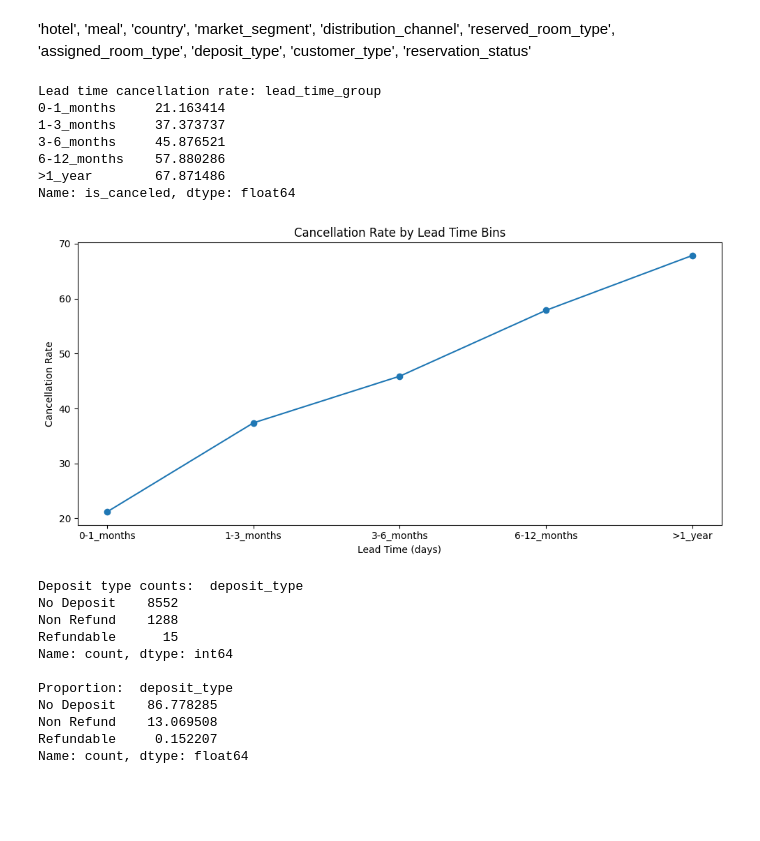
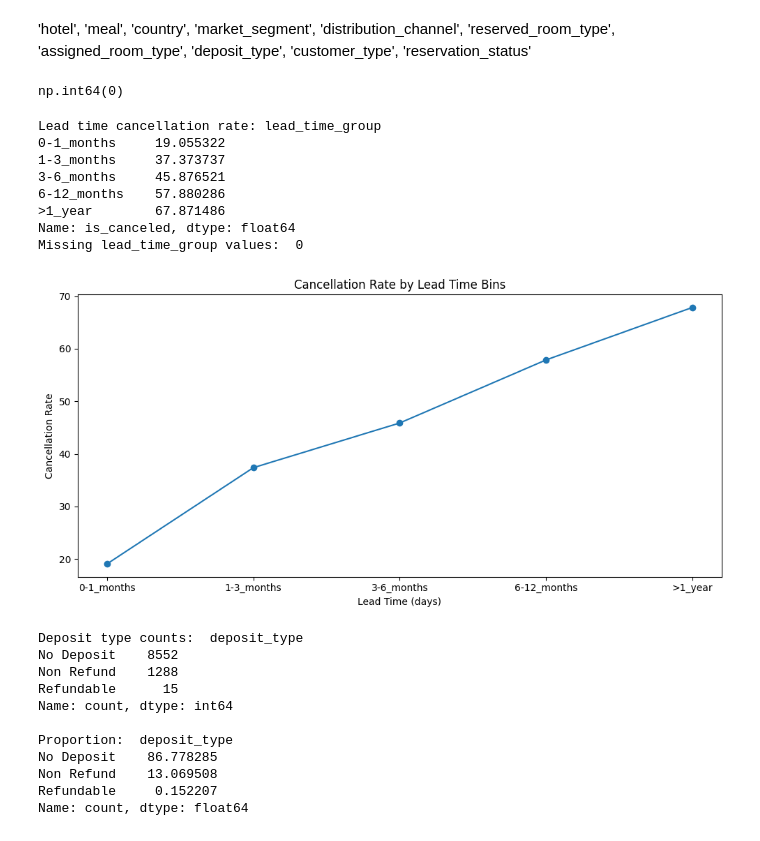
Before and after one commit to Kerolly/data_science_internship, a Jupyter notebook: notebooks/week1_data_exploration.ipynb, the cells around one changed output. Saved outputs shown, nothing was run; the diff lists cells and outputs as text; code cells hidden in the pictures; blank space fills up the shorter version.

```diff
--- a/notebooks/week1_data_exploration.ipynb
+++ b/notebooks/week1_data_exploration.ipynb
@@ -165,3 +180,9 @@ for x in df.index:
+# %%
+# Cleaning the 'reserved_room_type' and 'assigned_room_type' columns
+
+# Fill missing values in 'reserved_room_type' with the corresponding 'assigned_room_type'
+# This assumes that if a room type is reserved but not assigned, it should be the same
+df['reserved_room_type'] = df['reserved_room_type'].fillna(df['assigned_room_type'])
 # %%
 # Create a new column 'room_changed' to indicate if the reserved room type is different from the assigned room type
 # This will be used to analyze if the room type change affects the cancellation rate
@@ -393,7 +412,7 @@ print("\nNaT values in the DataFrame after conversion:",
 
 # Convert int to float
 
-int_columns = ['stays_in_weekend_nights', 'stays_in_weeks_nights', 'agent', 'company']
+int_columns = ['stays_in_weekend_nights', 'stays_in_weeks_nights']
 
 for x in int_columns:
     df[x] = df[x].astype(float)
@@ -449,43 +485,57 @@ df.to_csv('../data/cleaned/hotel_booking_cancellation_prediction_cleaned.csv', i
 # Encoding
 
 one_hot_columns = ['hotel', 'meal', 'country', 'market_segment', 'distribution_channel',
-                   'reserved_room_type', 'assigned_room_type', 'customer_type', 'reservation_status']
+                   'reserved_room_type', 'customer_type']
 
 # One-hot encode the categorical columns
 df = pd.get_dummies(df, columns=one_hot_columns, drop_first=True)
 
-#df
+df.drop(columns=one_hot_columns, inplace=True, errors='ignore')  # Drop the columns to be one-hot encoded
+
+#df.columns
+# %%
+# Dropping unnecessary columns
+drop_columns = ['Index', 'reservation_status_date', 'reservation_status', 'assigned_room_type']
+
+df.drop(columns=drop_columns, inplace=True, errors='ignore')
+# %%
+df['lead_time'].isnull().sum()  # Check for missing values in 'lead_time' column
+# %% [output]
+np.int64(0)
 # %%
 # Analyze the lead time column
-bins = [0, 30, 90, 180, 365, float('inf')]
+bins = [0, 30, 90, 180, 366, float('inf')]
 labels = ['0-1_months', '1-3_months', '3-6_months', '6-12_months', '>1_year']
 
-df['lead_time_group'] = pd.cut(df['lead_time'], bins=bins, labels=labels) # create lead time groups
+df['lead_time_group'] = pd.cut(df['lead_time'], bins=bins, labels=labels,  include_lowest=True) # create lead time groups
 
 # Calculate the percentage of cancellations in each lead time group
 lead_time_cancellation_rate = df.groupby('lead_time_group', observed=False)['is_canceled'].mean() * 100
 print("\nLead time cancellation rate:", lead_time_cancellation_rate)
 
+print("Missing lead_time_group values: ",
+      df['lead_time_group'].isnull().sum())  # Check for missing values in 'lead_time_group'
 
 # Create a plot for lead time cancellation rate
 plt.figure(figsize=(10, 5))
 plt.plot(lead_time_cancellation_rate.index, lead_time_cancellation_rate.values, marker='o')
 plt.title("Cancellation Rate by Lead Time Bins")
 plt.xlabel("Lead Time (days)")
 plt.ylabel("Cancellation Rate")
 plt.tight_layout()
 plt.show()
 
 #df
 # %% [output]
 Lead time cancellation rate: lead_time_group
-0-1_months     21.163414
+0-1_months     19.055322
 1-3_months     37.373737
 3-6_months     45.876521
 6-12_months    57.880286
 >1_year        67.871486
 Name: is_canceled, dtype: float64
+Missing lead_time_group values:  0
-[figure, old version]
+[figure, new version]
 # %%
 # Lead time encoding
 risk_map_lead_time = {
```
Also changed, not shown: parts of 13 cells of this notebook, 7 other files.
